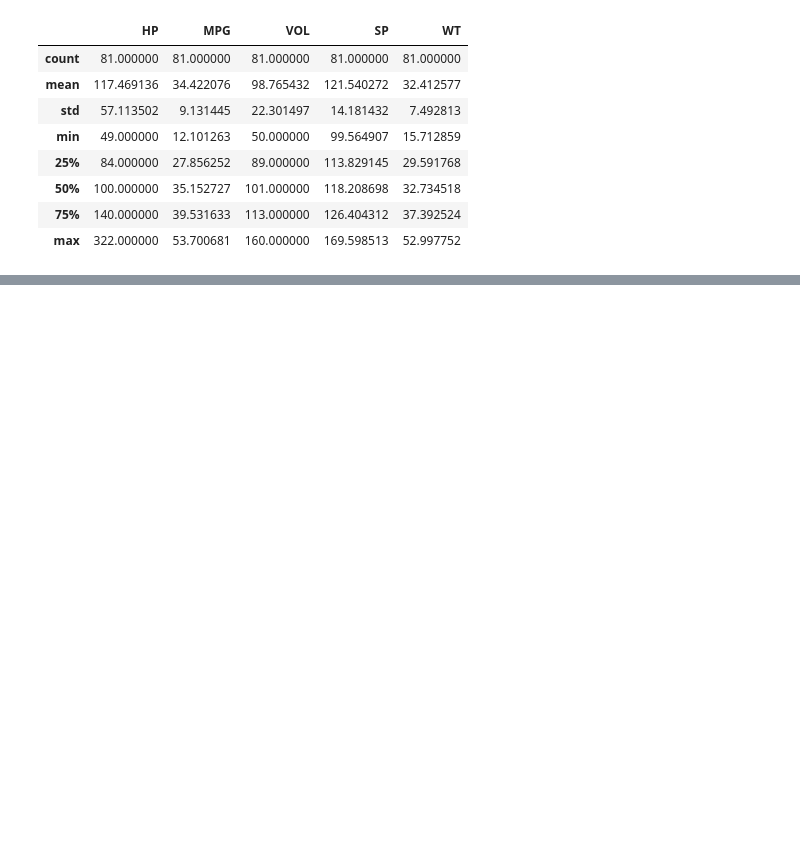
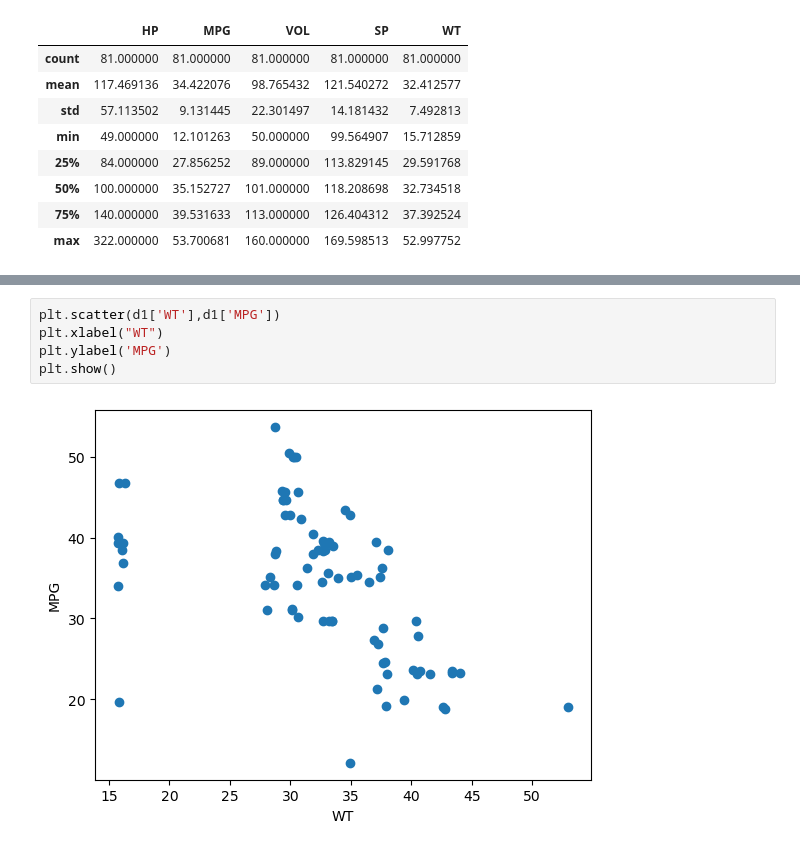
Before and after one commit to aryanra419/Python-class-notes, a Jupyter notebook: ML-MultiLinear.ipynb, the cells around one changed output, grey strips where cells are left out. Drawn from its saved outputs; the diff is of its cells as text; blank space fills up the shorter version.

```diff
--- a/ML-MultiLinear.ipynb
+++ b/ML-MultiLinear.ipynb
@@ -51,0 +94,7 @@ d1.describe()
+# %%
+plt.scatter(d1['WT'],d1['MPG'])
+plt.xlabel("WT")
+plt.ylabel('MPG')
+plt.show()
+# %% [output]
+[figure, added]
```
Also changed, not shown: parts of 13 cells of this notebook.
